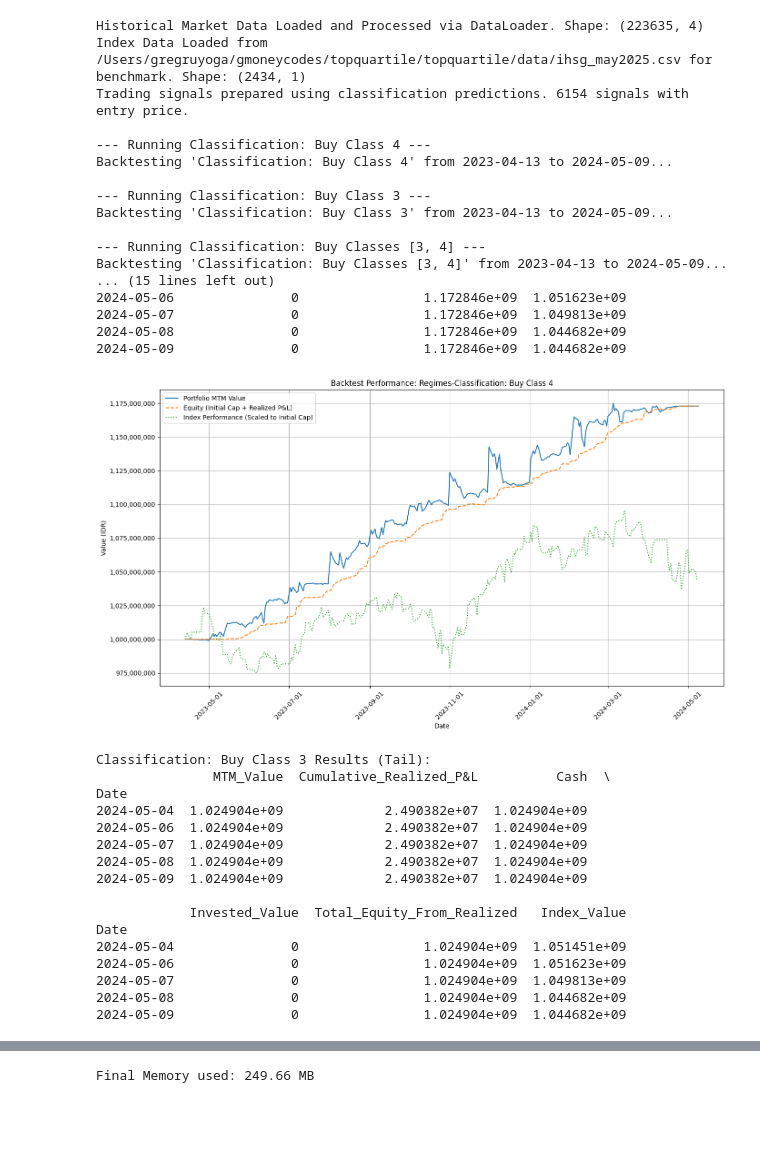
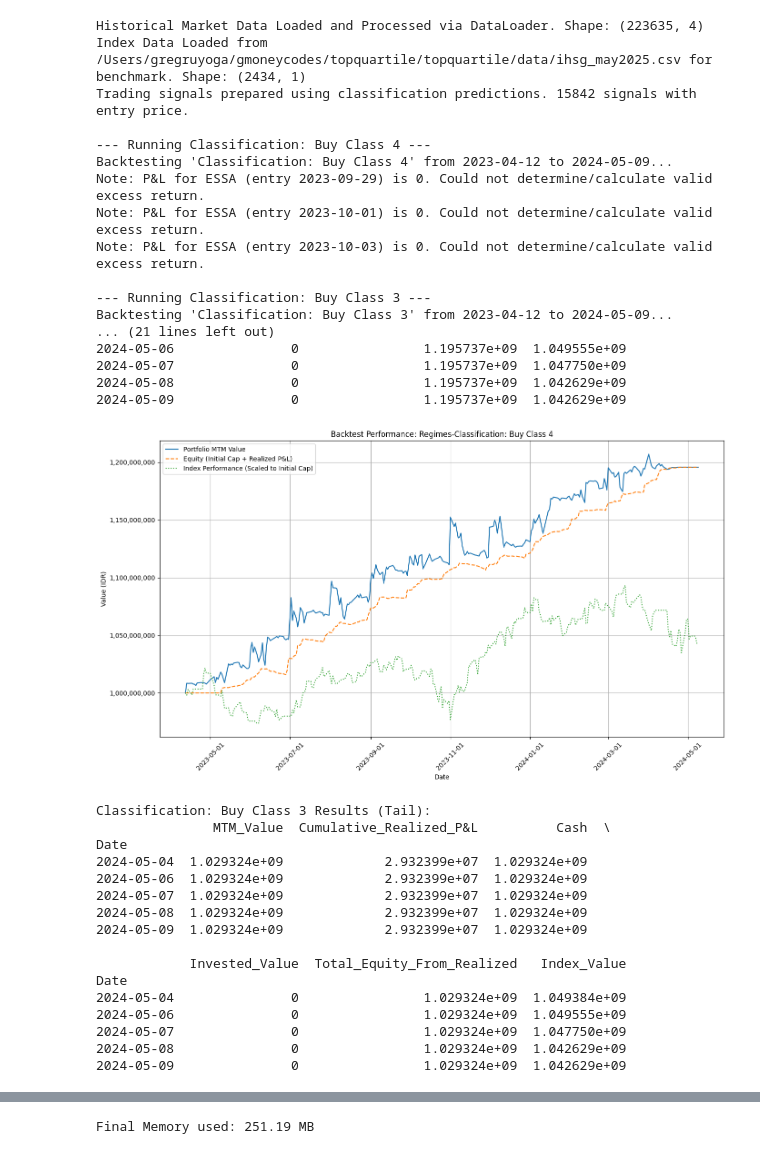
Before and after one commit to osamkabinladna/topquartile, a Jupyter notebook: topquartile/experiments/portfolio/regimes.ipynb, the cells around one changed output, grey strips where cells are left out. Drawn from its saved outputs; the diff is of its cells as text; code cells hidden in the pictures; blank space fills up the shorter version.

Commit message:
add correct graph

```diff
--- a/topquartile/experiments/portfolio/regimes.ipynb
+++ b/topquartile/experiments/portfolio/regimes.ipynb
@@ -23,7 +23,7 @@ except NameError:
     root = Path().resolve().parent.parent
 
 index_path = root / 'data' / 'ihsg_may2025.csv'
-classification_predictions_path = root / 'preds' / 'nary_preds.csv'
+classification_predictions_path = root / 'preds' / 'regime_predsv2.csv'
 
 # --- Configuration ---
 LABEL_DURATION = 20
@@ -353,50 +353,50 @@ Classification Predictions Data Loaded from /Users/gregruyoga/gmoneycodes/topqua
 Initializing DataLoader...
 Transforming covariates via DataLoader...
 Reading data from: /Users/gregruyoga/gmoneycodes/topquartile/topquartile/data/covariates_may2025v2.csv
 Found 134 raw ticker names.
  Applying TechnicalCovariateTransform with params {'sma': [10]}
 THIS IS COLUMNS Index(['TOTAL_EQUITY', 'BOOK_VAL_PER_SH', 'REVENUE_PER_SH', 'RETURN_COM_EQY',
        'CUR_MKT_CAP', 'PX_LAST', 'TOT_DEBT_TO_TOT_ASSET',
        'TOT_DEBT_TO_TOT_EQY', 'BS_TOT_LIAB2', 'BS_TOT_ASSET', 'IS_EPS',
        'PX_HIGH', 'PX_LOW', 'PX_CLOSE_1D', 'PX_VOLUME', 'TURNOVER', 'ticker',
        'DVD_SH_12M'],
       dtype='object')
 ... (5523 lines left out)
 Applying _add_corwin_schultz
 END group_transform for UNVR
 Applying label transformations globally to the dataset (before partitioning).
  Applying ExcessReturnTransform with params {'label_duration': 20, 'index_csv': 'ihsg_may2025'} (globally)
 Historical Market Data Loaded and Processed via DataLoader. Shape: (223635, 4)
 Index Data Loaded from /Users/gregruyoga/gmoneycodes/topquartile/topquartile/data/ihsg_may2025.csv for benchmark. Shape: (2434, 1)
-Trading signals prepared using classification predictions. 6154 signals with entry price.
+Trading signals prepared using classification predictions. 15842 signals with entry price.
 
 --- Running Classification: Buy Class 4 ---
-Backtesting 'Classification: Buy Class 4' from 2023-04-13 to 2024-05-09...
+Backtesting 'Classification: Buy Class 4' from 2023-04-12 to 2024-05-09...
+Note: P&L for ESSA (entry 2023-09-29) is 0. Could not determine/calculate valid excess return.
+Note: P&L for ESSA (entry 2023-10-01) is 0. Could not determine/calculate valid excess return.
+Note: P&L for ESSA (entry 2023-10-03) is 0. Could not determine/calculate valid excess return.
 
 --- Running Classification: Buy Class 3 ---
-Backtesting 'Classification: Buy Class 3' from 2023-04-13 to 2024-05-09...
-
---- Running Classification: Buy Classes [3, 4] ---
-Backtesting 'Classification: Buy Classes [3, 4]' from 2023-04-13 to 2024-05-09...
-... (15 lines left out)
-2024-05-06               0                1.172846e+09  1.051623e+09
-2024-05-07               0                1.172846e+09  1.049813e+09
-2024-05-08               0                1.172846e+09  1.044682e+09
-2024-05-09               0                1.172846e+09  1.044682e+09
+Backtesting 'Classification: Buy Class 3' from 2023-04-12 to 2024-05-09...
+... (21 lines left out)
+2024-05-06               0                1.195737e+09  1.049555e+09
+2024-05-07               0                1.195737e+09  1.047750e+09
+2024-05-08               0                1.195737e+09  1.042629e+09
+2024-05-09               0                1.195737e+09  1.042629e+09
-[figure, old version]
+[figure, new version]
 Classification: Buy Class 3 Results (Tail):
                MTM_Value  Cumulative_Realized_P&L          Cash  \
 Date
-2024-05-04  1.024904e+09             2.490382e+07  1.024904e+09
-2024-05-06  1.024904e+09             2.490382e+07  1.024904e+09
-2024-05-07  1.024904e+09             2.490382e+07  1.024904e+09
-2024-05-08  1.024904e+09             2.490382e+07  1.024904e+09
-2024-05-09  1.024904e+09             2.490382e+07  1.024904e+09
+2024-05-04  1.029324e+09             2.932399e+07  1.029324e+09
+2024-05-06  1.029324e+09             2.932399e+07  1.029324e+09
+2024-05-07  1.029324e+09             2.932399e+07  1.029324e+09
+2024-05-08  1.029324e+09             2.932399e+07  1.029324e+09
+2024-05-09  1.029324e+09             2.932399e+07  1.029324e+09
 
             Invested_Value  Total_Equity_From_Realized   Index_Value
 Date
-2024-05-04               0                1.024904e+09  1.051451e+09
-2024-05-06               0                1.024904e+09  1.051623e+09
-2024-05-07               0                1.024904e+09  1.049813e+09
-2024-05-08               0                1.024904e+09  1.044682e+09
-2024-05-09               0                1.024904e+09  1.044682e+09
+2024-05-04               0                1.029324e+09  1.049384e+09
+2024-05-06               0                1.029324e+09  1.049555e+09
+2024-05-07               0                1.029324e+09  1.047750e+09
+2024-05-08               0                1.029324e+09  1.042629e+09
+2024-05-09               0                1.029324e+09  1.042629e+09
@@ -421 +421 @@ Date
-Final Memory used: 249.66 MB
+Final Memory used: 251.19 MB
```
Also changed, not shown: parts of 1 cell of this notebook.
